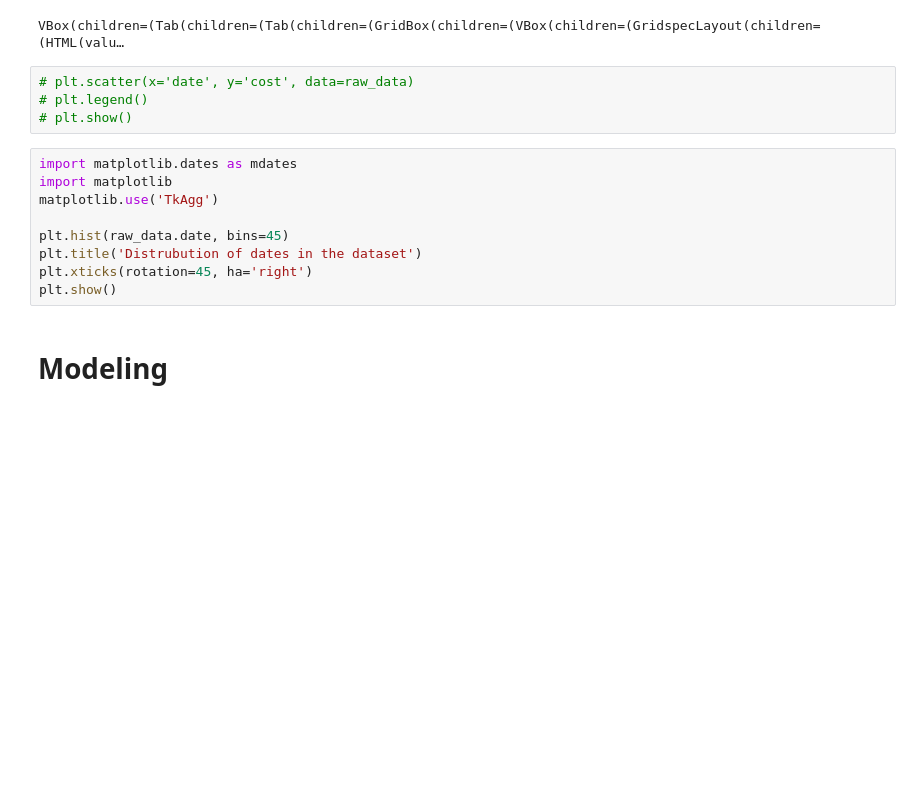
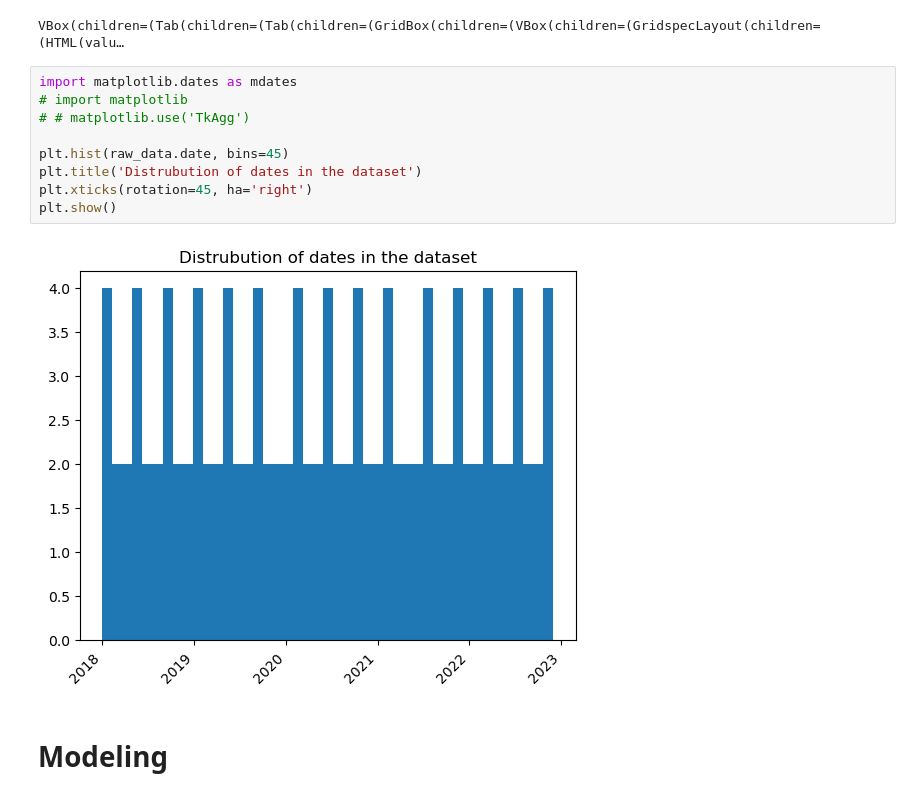
Before and after one commit to gregorysharkov/freight_timeseries_prediction, a Jupyter notebook: notebooks/eda.ipynb, the cells around one changed output. Drawn from its saved outputs; the diff is of its cells as text; blank space fills up the shorter version.

```diff
--- a/notebooks/eda.ipynb
+++ b/notebooks/eda.ipynb
@@ -62,19 +60,17 @@ profile = ProfileReport(raw_data, minimal=False, title='Raw Data Exploratory Ana
 profile.to_widgets()
 # %% [output]
 VBox(children=(Tab(children=(Tab(children=(GridBox(children=(VBox(children=(GridspecLayout(children=(HTML(valu…
-# %%
-# plt.scatter(x='date', y='cost', data=raw_data)
-# plt.legend()
-# plt.show()
 # %%
 import matplotlib.dates as mdates
-import matplotlib
-matplotlib.use('TkAgg')
+# import matplotlib
+# # matplotlib.use('TkAgg')
 
 plt.hist(raw_data.date, bins=45)
 plt.title('Distrubution of dates in the dataset')
 plt.xticks(rotation=45, ha='right')
 plt.show()
+# %% [output]
+[figure, added]
 # %% [markdown]
 # Modeling
 # %%
```
Also changed, not shown: parts of 9 cells of this notebook, 1 other file.
